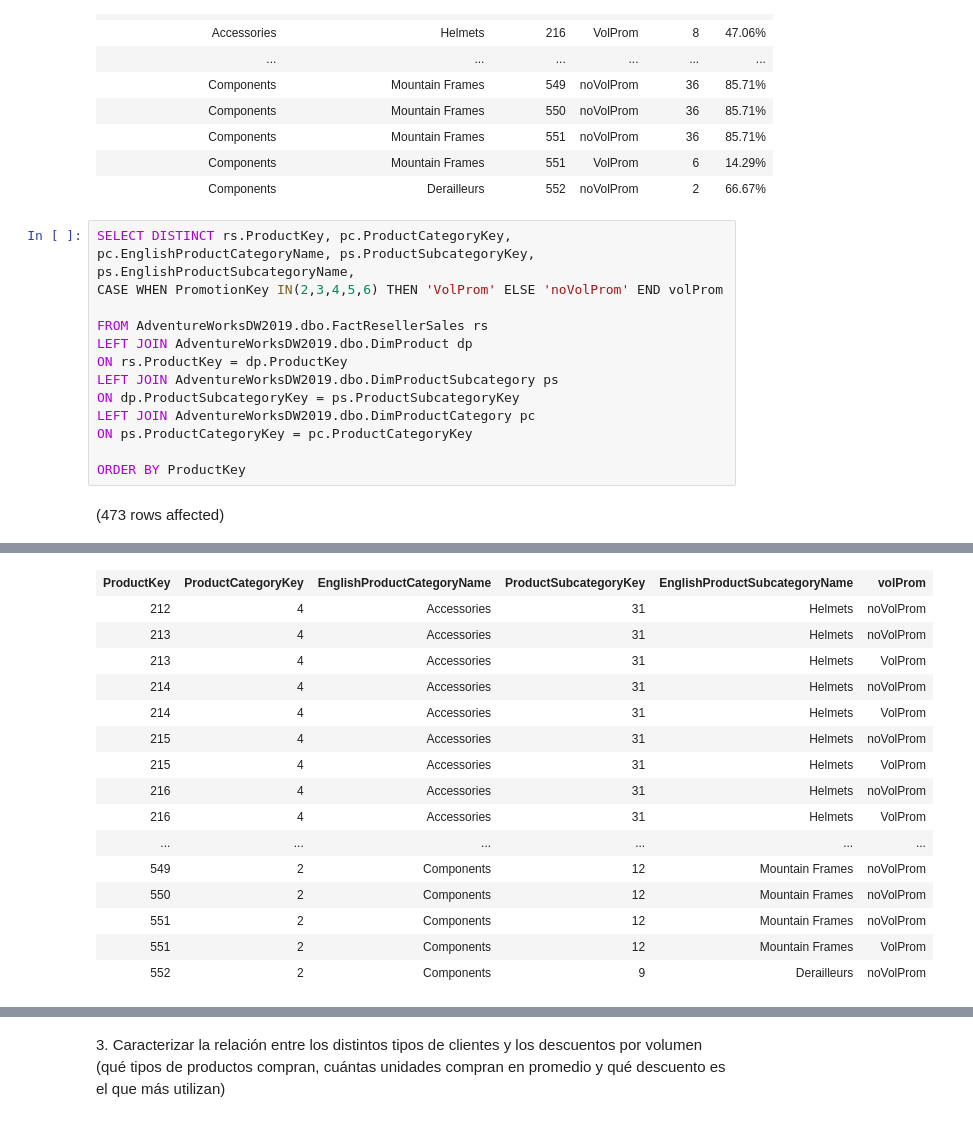
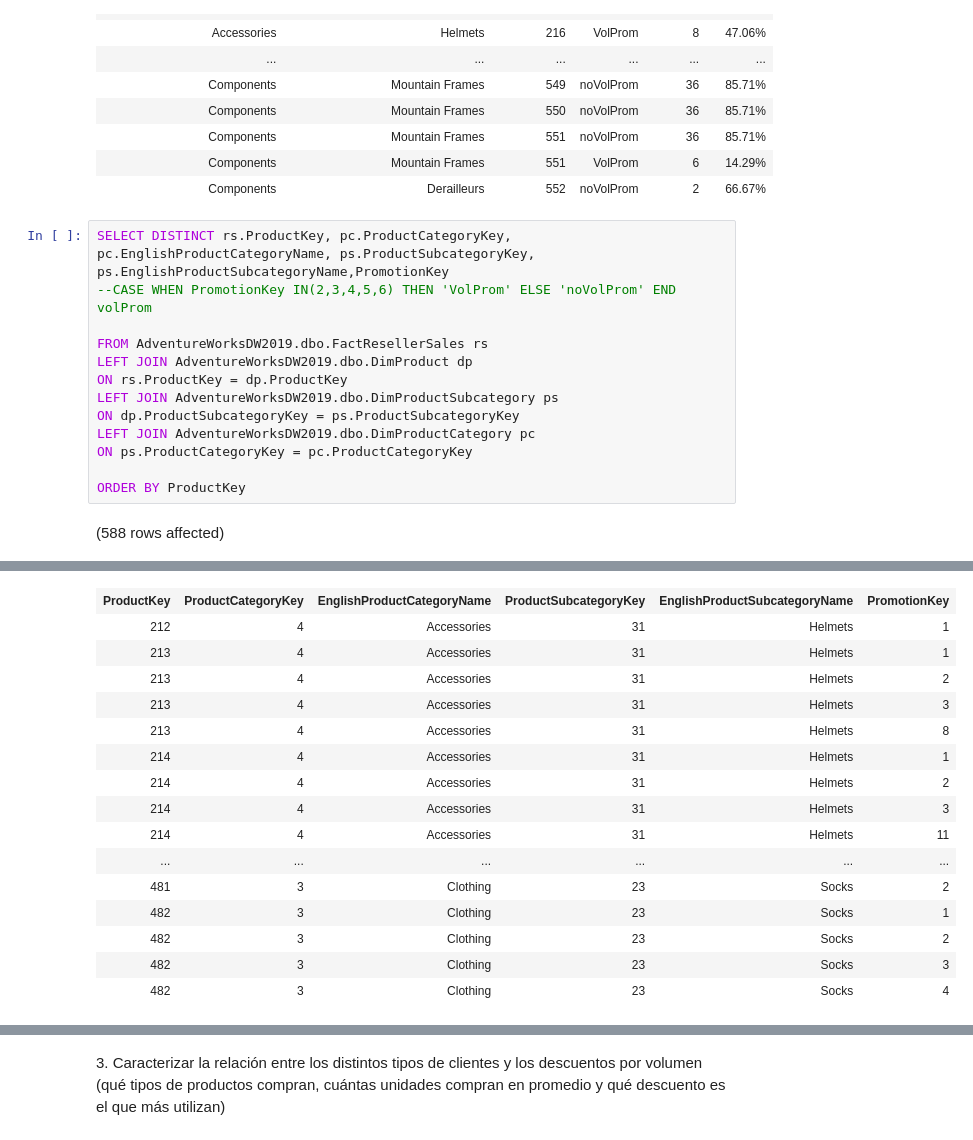
Before and after one commit to JuanIgnacioGaricoche/modelos_relacionales_2023, a Jupyter notebook: version_final.ipynb, the cells around one changed output, grey strips where cells are left out. Saved outputs shown, nothing was run; the diff lists cells and outputs as text.

```diff
--- a/version_final.ipynb
+++ b/version_final.ipynb
@@ -99,8 +221,8 @@ Total execution time: 00:00:00.466
 | Components | Mountain Frames | 551 | VolProm | 6 | 14.29% |
 | Components | Derailleurs | 552 | noVolProm | 2 | 66.67% |
 # %%
-SELECT DISTINCT rs.ProductKey, pc.ProductCategoryKey, pc.EnglishProductCategoryName, ps.ProductSubcategoryKey, ps.EnglishProductSubcategoryName,
-CASE WHEN PromotionKey IN(2,3,4,5,6) THEN 'VolProm' ELSE 'noVolProm' END volProm
+SELECT DISTINCT rs.ProductKey, pc.ProductCategoryKey, pc.EnglishProductCategoryName, ps.ProductSubcategoryKey, ps.EnglishProductSubcategoryName,PromotionKey
+--CASE WHEN PromotionKey IN(2,3,4,5,6) THEN 'VolProm' ELSE 'noVolProm' END volProm
 
 FROM AdventureWorksDW2019.dbo.FactResellerSales rs
 LEFT JOIN AdventureWorksDW2019.dbo.DimProduct dp
@@ -112,4 +234,4 @@ ON ps.ProductCategoryKey = pc.ProductCategoryKey
 
 ORDER BY ProductKey
 # %% [output]
-(473 rows affected)
+(588 rows affected)
@@ -117,16 +239,16 @@ Total execution time: 00:00:00.234
-| ProductKey | ProductCategoryKey | EnglishProductCategoryName | ProductSubcategoryKey | EnglishProductSubcategoryName | volProm |
-| 212 | 4 | Accessories | 31 | Helmets | noVolProm |
-| 213 | 4 | Accessories | 31 | Helmets | noVolProm |
-| 213 | 4 | Accessories | 31 | Helmets | VolProm |
-| 214 | 4 | Accessories | 31 | Helmets | noVolProm |
-| 214 | 4 | Accessories | 31 | Helmets | VolProm |
-| 215 | 4 | Accessories | 31 | Helmets | noVolProm |
-| 215 | 4 | Accessories | 31 | Helmets | VolProm |
-| 216 | 4 | Accessories | 31 | Helmets | noVolProm |
-| 216 | 4 | Accessories | 31 | Helmets | VolProm |
+| ProductKey | ProductCategoryKey | EnglishProductCategoryName | ProductSubcategoryKey | EnglishProductSubcategoryName | PromotionKey |
+| 212 | 4 | Accessories | 31 | Helmets | 1 |
+| 213 | 4 | Accessories | 31 | Helmets | 1 |
+| 213 | 4 | Accessories | 31 | Helmets | 2 |
+| 213 | 4 | Accessories | 31 | Helmets | 3 |
+| 213 | 4 | Accessories | 31 | Helmets | 8 |
+| 214 | 4 | Accessories | 31 | Helmets | 1 |
+| 214 | 4 | Accessories | 31 | Helmets | 2 |
+| 214 | 4 | Accessories | 31 | Helmets | 3 |
+| 214 | 4 | Accessories | 31 | Helmets | 11 |
 | ... | ... | ... | ... | ... | ... |
-| 549 | 2 | Components | 12 | Mountain Frames | noVolProm |
-| 550 | 2 | Components | 12 | Mountain Frames | noVolProm |
-| 551 | 2 | Components | 12 | Mountain Frames | noVolProm |
-| 551 | 2 | Components | 12 | Mountain Frames | VolProm |
-| 552 | 2 | Components | 9 | Derailleurs | noVolProm |
+| 481 | 3 | Clothing | 23 | Socks | 2 |
+| 482 | 3 | Clothing | 23 | Socks | 1 |
+| 482 | 3 | Clothing | 23 | Socks | 2 |
+| 482 | 3 | Clothing | 23 | Socks | 3 |
+| 482 | 3 | Clothing | 23 | Socks | 4 |
```
Also changed, not shown: parts of 12 cells of this notebook, 1 other file.
